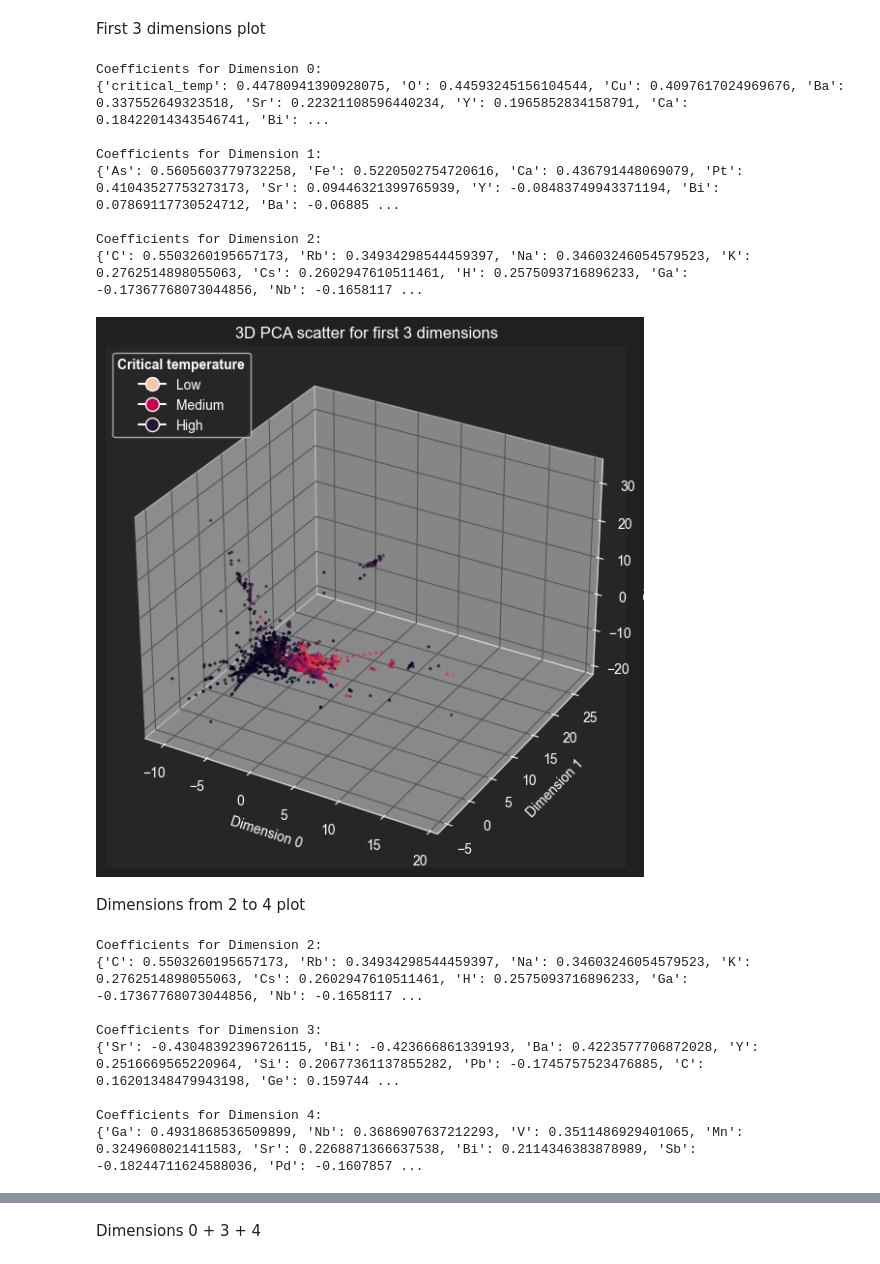
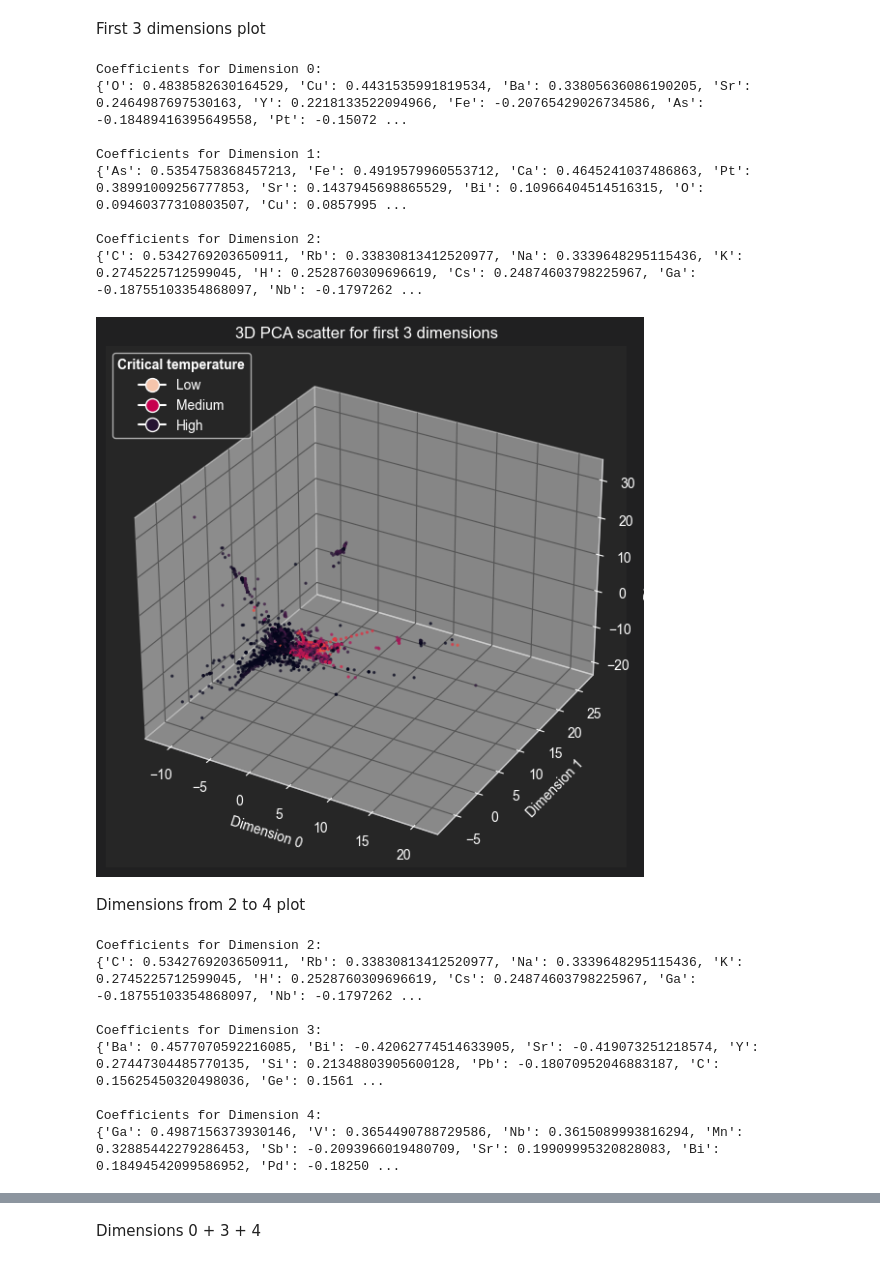
Before and after one commit to Firefly55lm/superconductors_critical_temperature_analysis, a Jupyter notebook: models_test_molec_structure.ipynb, the cells around one changed output, grey strips where cells are left out. Drawn from its saved outputs; the diff is of its cells as text; code cells hidden in the pictures.

```diff
--- a/models_test_molec_structure.ipynb
+++ b/models_test_molec_structure.ipynb
@@ -43,0 +46,3 @@ df
+# %%
+y = pd.DataFrame(df["critical_temp"])
+y
@@ -44,5 +65,5 @@ df
 # %%
-df = df.drop(columns=["material"])
+df = df.drop(columns=["material", "critical_temp"])
 df
 # %% [output]
 |  | H | He | Li | Be | B | C | N | O | F | Ne | ... | ... |
@@ -118,37 +139,37 @@ coeff_1 = get_features_name_from_dim(feature_names=feature_names, pca_model=pca,
 coeff_2 = get_features_name_from_dim(feature_names=feature_names, pca_model=pca, dimension=2)
 # %% [output]
 Coefficients for Dimension 0:
-{'critical_temp': 0.44780941390928075, 'O': 0.44593245156104544, 'Cu': 0.4097617024969676, 'Ba': 0.337552649323518, 'Sr': 0.22321108596440234, 'Y': 0.1965852834158791, 'Ca': 0.18422014343546741, 'Bi': ...
+{'O': 0.4838582630164529, 'Cu': 0.4431535991819534, 'Ba': 0.33805636086190205, 'Sr': 0.2464987697530163, 'Y': 0.2218133522094966, 'Fe': -0.20765429026734586, 'As': -0.18489416395649558, 'Pt': -0.15072 ...
 
 Coefficients for Dimension 1:
-{'As': 0.5605603779732258, 'Fe': 0.5220502754720616, 'Ca': 0.436791448069079, 'Pt': 0.41043527753273173, 'Sr': 0.09446321399765939, 'Y': -0.08483749943371194, 'Bi': 0.07869117730524712, 'Ba': -0.06885 ...
+{'As': 0.5354758368457213, 'Fe': 0.4919579960553712, 'Ca': 0.4645241037486863, 'Pt': 0.38991009256777853, 'Sr': 0.1437945698865529, 'Bi': 0.10966404514516315, 'O': 0.09460377310803507, 'Cu': 0.0857995 ...
 
 Coefficients for Dimension 2:
-{'C': 0.5503260195657173, 'Rb': 0.34934298544459397, 'Na': 0.34603246054579523, 'K': 0.2762514898055063, 'Cs': 0.2602947610511461, 'H': 0.2575093716896233, 'Ga': -0.17367768073044856, 'Nb': -0.1658117 ...
+{'C': 0.5342769203650911, 'Rb': 0.33830813412520977, 'Na': 0.3339648295115436, 'K': 0.2745225712599045, 'H': 0.2528760309696619, 'Cs': 0.24874603798225967, 'Ga': -0.18755103354868097, 'Nb': -0.1797262 ...
 # %%
 fig = plt.figure(figsize=(10, 7))
 ax = fig.add_subplot(111, projection='3d')
 ax.scatter(xs=X_pca[:, 0], ys=X_pca[:, 1], zs=X_pca[:, 2],
-           c=df["critical_temp"].ravel(), cmap="rocket", s=2, alpha=0.6)
+           c=y["critical_temp"].ravel(), cmap="rocket", s=2, alpha=0.6)
 
 ax.set_xlabel('Dimension 0')
 ax.set_ylabel('Dimension 1')
 ax.set_zlabel('Dimension 2')
 ax.set_title('3D PCA scatter for first 3 dimensions', color="white")
 
 legend_elements = [
     Line2D([0], [0], marker='o', color='w', markerfacecolor='#f5c5ac', markersize=10, label='Low'),
     Line2D([0], [0], marker='o', color='w', markerfacecolor='#c6004e', markersize=10, label='Medium'),
     Line2D([0], [0], marker='o', color='w', markerfacecolor='#251432', markersize=10, label='High')
 ]
 
 legend = ax.legend(handles=legend_elements, title="Critical temperature", loc='upper left', labels=['Low', 'Medium', 'High'])
 for text in legend.get_texts():
     text.set_color('white')
 legend.get_title().set_color('white')
 legend.get_title().set_weight('bold')
 # %% [output]
-[figure, old version]
+[figure, new version]
 # %% [markdown]
 Dimensions from 2 to 4 plot
 # %%
@@ -161,13 +182,13 @@ coeff_4 = get_features_name_from_dim(feature_names=feature_names, pca_model=pca,
 coeff_5 = get_features_name_from_dim(feature_names=feature_names, pca_model=pca, dimension=4)
 # %% [output]
 Coefficients for Dimension 2:
-{'C': 0.5503260195657173, 'Rb': 0.34934298544459397, 'Na': 0.34603246054579523, 'K': 0.2762514898055063, 'Cs': 0.2602947610511461, 'H': 0.2575093716896233, 'Ga': -0.17367768073044856, 'Nb': -0.1658117 ...
+{'C': 0.5342769203650911, 'Rb': 0.33830813412520977, 'Na': 0.3339648295115436, 'K': 0.2745225712599045, 'H': 0.2528760309696619, 'Cs': 0.24874603798225967, 'Ga': -0.18755103354868097, 'Nb': -0.1797262 ...
 
 Coefficients for Dimension 3:
-{'Sr': -0.43048392396726115, 'Bi': -0.423666861339193, 'Ba': 0.4223577706872028, 'Y': 0.2516669565220964, 'Si': 0.20677361137855282, 'Pb': -0.1745757523476885, 'C': 0.16201348479943198, 'Ge': 0.159744 ...
+{'Ba': 0.4577070592216085, 'Bi': -0.42062774514633905, 'Sr': -0.419073251218574, 'Y': 0.27447304485770135, 'Si': 0.21348803905600128, 'Pb': -0.18070952046883187, 'C': 0.15625450320498036, 'Ge': 0.1561 ...
 
 Coefficients for Dimension 4:
-{'Ga': 0.4931868536509899, 'Nb': 0.3686907637212293, 'V': 0.3511486929401065, 'Mn': 0.3249608021411583, 'Sr': 0.2268871366637538, 'Bi': 0.2114346383878989, 'Sb': -0.18244711624588036, 'Pd': -0.1607857 ...
+{'Ga': 0.4987156373930146, 'V': 0.3654490788729586, 'Nb': 0.3615089993816294, 'Mn': 0.32885442279286453, 'Sb': -0.2093966019480709, 'Sr': 0.19909995320828083, 'Bi': 0.18494542099586952, 'Pd': -0.18250 ...
 # %%
 fig = plt.figure(figsize=(10, 7))
 ax = fig.add_subplot(111, projection='3d')
```
Also changed, not shown: parts of 11 cells of this notebook.
